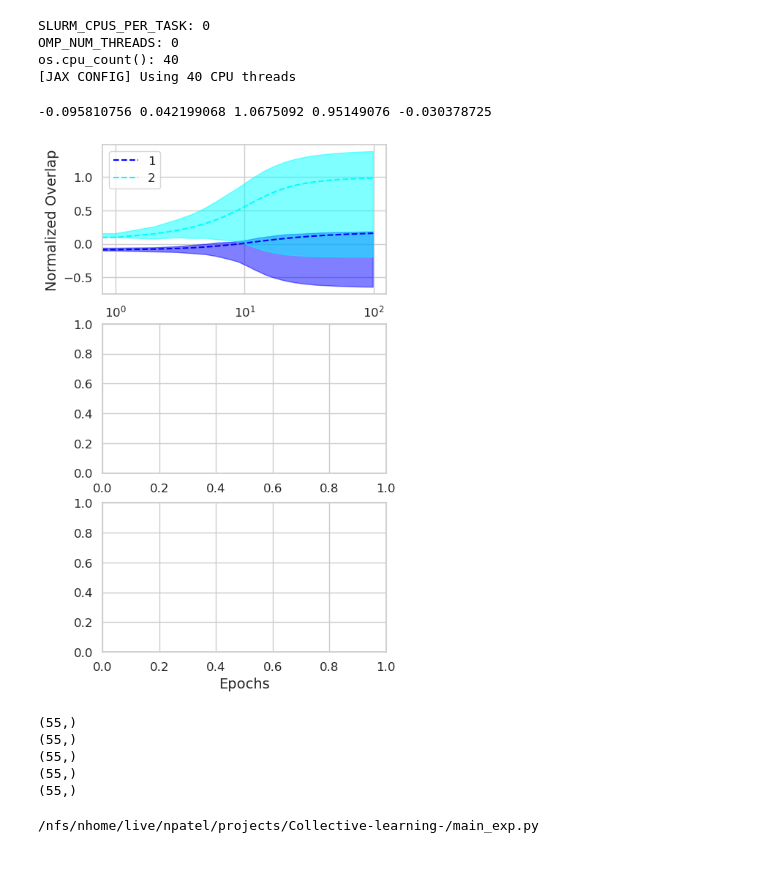
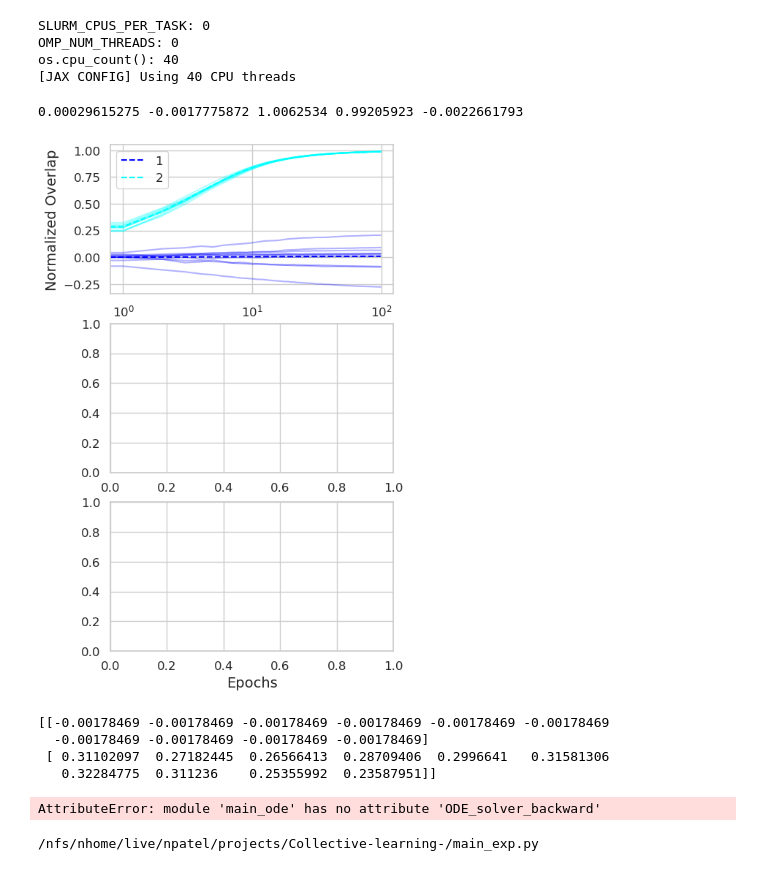
Before and after one commit to nishp99/Collective-learning-, a Jupyter notebook: test_plots.ipynb, the cells around one changed output. Cells and saved outputs as stored; diff of their text form; code cells hidden in the pictures.

```diff
--- a/test_plots.ipynb
+++ b/test_plots.ipynb
@@ -34,14 +34,15 @@ os.cpu_count(): 40
 # %%
 T=6
 lr=1.0
+
 r_1=1.0
-r_2=5.0
-r_12=50.0
-tau_1=1.0
+r_2=100.0
+r_12=0.0
+tau_1=0.0
 tau_2=1.0
 
 
-D=400
+D=3000
 n=10
 epochs=100
 savepoints=100
@@ -58,5 +59,5 @@ print(J_1_init, J_2_init, Q_1_init, Q_2_init, Q_12_init)
 
 J_1_s, J_2_s, Q_1_s, Q_2_s, Q_12_s = main_exp.Run_simulation(D, n, lr, teacher, students_1, students_2, T, r_1, r_2, r_12, tau_1, tau_2, epochs, savepoints)
 # %% [output]
--0.095810756 0.042199068 1.0675092 0.95149076 -0.030378725
+0.00029615275 -0.0017775872 1.0062534 0.99205923 -0.0022661793
 # %%
@@ -70,12 +73,12 @@ log_epochs_0 = np.concatenate((np.array([0]), log_epochs))
 fig, (ax1, ax2, ax3) = plt.subplots(3, 1, figsize=(5, 9))
 # calculate normalized overlap
 overlaps_1 = J_1_s / (np.sqrt(Q_1_s * S))
-mean_overlaps_1 = np.mean(overlaps_1, axis=1)
-std_overlaps_1 = np.std(overlaps_1, axis=1)
+#mean_overlaps_1 = np.mean(overlaps_1, axis=1)
+#std_overlaps_1 = np.std(overlaps_1, axis=1)
 
 overlaps_2 = J_2_s / (np.sqrt(Q_2_s * S))
-mean_overlaps_2 = np.mean(overlaps_2, axis=1)
-std_overlaps_2 = np.std(overlaps_2, axis=1)
+#mean_overlaps_2 = np.mean(overlaps_2, axis=1)
+#std_overlaps_2 = np.std(overlaps_2, axis=1)
 
 overlaps_1_ode = J_1_s_ode / (np.sqrt(Q_1_s_ode * S))
 overlaps_2_ode = J_2_s_ode / (np.sqrt(Q_2_s_ode * S))
@@ -89,50 +92,62 @@ ax1.set_ylabel('Normalized Overlap')
 ax1.plot(log_epochs, overlaps_1_ode[1:], label='1', color='blue', linestyle='--')
 ax1.plot(log_epochs, overlaps_2_ode[1:], label='2', color='cyan', linestyle='--')
 ax1.set_xscale('log')
 ax1.legend()"""
 
-ax1.fill_between(log_epochs_0, mean_overlaps_1 - std_overlaps_1, mean_overlaps_1 + std_overlaps_1, color='blue', alpha=0.5)
-ax1.fill_between(log_epochs_0, mean_overlaps_2 - std_overlaps_2, mean_overlaps_2 + std_overlaps_2, color='cyan', alpha=0.5)
+#ax1.fill_between(log_epochs_0, mean_overlaps_1 - std_overlaps_1, mean_overlaps_1 + std_overlaps_1, color='blue', alpha=0.5)
+for i in range(n):
+    ax1.plot(log_epochs_0[0:], overlaps_1[0:, i], color='blue', alpha=0.3)
+    ax1.plot(log_epochs_0[0:], overlaps_2[0:, i], color='cyan', alpha=0.3)
 ax1.set_ylabel('Normalized Overlap')
-ax1.plot(log_epochs_0, overlaps_1_ode, label='1', color='blue', linestyle='--')
-ax1.plot(log_epochs_0, overlaps_2_ode, label='2', color='cyan', linestyle='--')
+ax1.plot(log_epochs_0[0:], overlaps_1_ode[0:], label='1', color='blue', linestyle='--')
+ax1.plot(log_epochs_0[0:], overlaps_2_ode[0:], label='2', color='cyan', linestyle='--')
 ax1.set_xscale('log')
 ax1.legend()
 
 """#ax2.plot(jnp.mean(R_s, axis=1), label='Mean R_s', color='red')
 ax2.fill_between(log_epochs, jnp.mean(R_s, axis=1) - jnp.std(R_s, axis=1), jnp.mean(R_s, axis=1) + jnp.std(R_s, axis=1), color='red', alpha=0.2)
 ax2.plot(log_epochs, R_s_ode, label='R_s ODE', color='red', linestyle='--')
 ax2.set_ylabel('Mean R_s')
 ax2.set_xscale('log')
 ax2.legend()
 
 #ax3.plot(jnp.mean(Qr_s, axis=1), label='Mean Qr_s', color='green')
 ax3.fill_between(log_epochs, jnp.mean(Qr_s, axis=1) - jnp.std(Qr_s, axis=1), jnp.mean(Qr_s, axis=1) + jnp.std(Qr_s, axis=1), color='green', alpha=0.2)
 #ax3.plot(jnp.mean(Qi_s, axis=1), label='Mean Qi_s', color='orange')
 ax3.fill_between(log_epochs, jnp.mean(Qi_s, axis=1) - jnp.std(Qi_s, axis=1), jnp.mean(Qi_s, axis=1) + jnp.std(Qi_s, axis=1), color='orange', alpha=0.2)
 ax3.plot(log_epochs, Q_s_r_ode, label='Qr_s ODE', color='green', linestyle='--')
 ax3.plot(log_epochs, Q_s_i_ode, label='Qi_s ODE', color='orange', linestyle='--')
 ax3.set_ylabel('Mean Q_s')
 ax3.set_yscale('log')
 ax3.set_xscale('log')
 ax3.legend()"""
 
 plt.xlabel('Epochs')
 plt.show()
 # %% [output]
-[figure, old version]
+[figure, new version]
+# %%
+print(overlaps_2[0:2,:])
+# %% [output]
+[[-0.00178469 -0.00178469 -0.00178469 -0.00178469 -0.00178469 -0.00178469
+  -0.00178469 -0.00178469 -0.00178469 -0.00178469]
+ [ 0.31102097  0.27182445  0.26566413  0.28709406  0.2996641   0.31581306
+   0.32284775  0.311236    0.25355992  0.23587951]]
 # %%
-print(overlaps_1_ode.shape)
-print(overlaps_2_ode.shape)
-print(mean_overlaps_1.shape)
-print(mean_overlaps_2.shape)
-print(log_epochs_0.shape)
+"""run backward ode from end result of simulation"""
+
+J_1_end, J_2_end, Q_1_end, Q_2_end, Q_12_end = J_1_s[-1, 0], J_2_s[-1, 0], Q_1_s[-1, 0], Q_2_s[-1, 0], Q_12_s[-1, 0]
+
+J_1_s_ode, J_2_s_ode, Q_1_s_ode, Q_2_s_ode, Q_12_s_ode = main_ode.ODE_solver(lr, T, r_1, r_2, r_12, tau_1, tau_2, 1/D, epochs, savepoints,
+               J_1_end, J_2_end, Q_1_end, Q_2_end, Q_12_end, S)
+
+J_1_s_ode = J_1_s_ode[::-1]
+J_2_s_ode = J_2_s_ode[::-1]
+Q_1_s_ode = Q_1_s_ode[::-1]
+Q_2_s_ode = Q_2_s_ode[::-1]
+Q_12_s_ode = Q_12_s_ode[::-1]
 # %% [output]
-(55,)
-(55,)
-(55,)
-(55,)
-(55,)
+AttributeError: module 'main_ode' has no attribute 'ODE_solver_backward'
 # %%
 print(main_exp.__file__)
 # %% [output]
```
Also changed, not shown: parts of 1 cell of this notebook, 2 other files.
